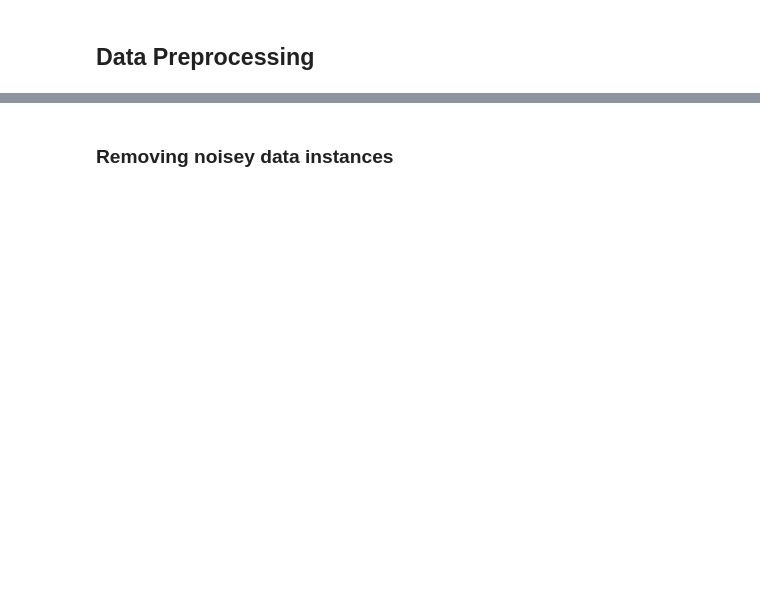
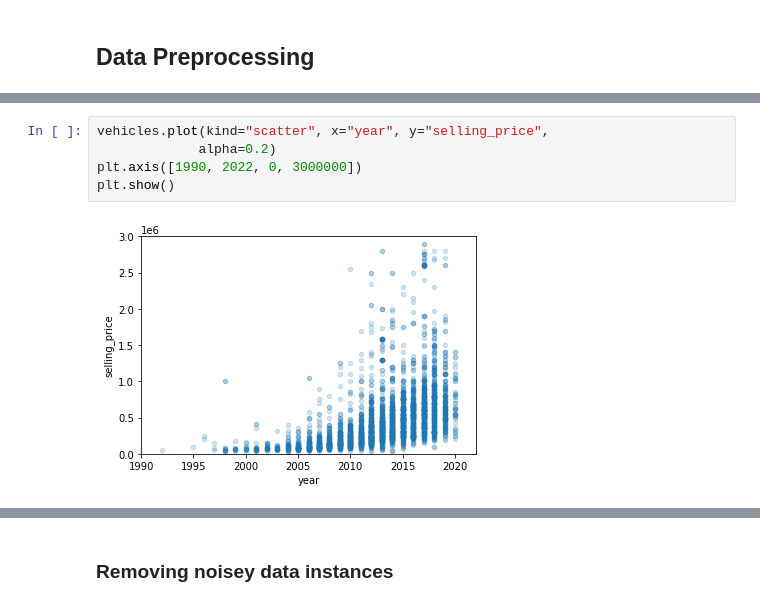
Before and after one commit to davidjperez00/NumericalAnalysis, a Jupyter notebook: second_architect.ipynb, the cells around one changed output, grey strips where cells are left out. Drawn from its saved outputs; the diff is of its cells as text; blank space fills up the shorter version.

```diff
--- a/second_architect.ipynb
+++ b/second_architect.ipynb
@@ -27,0 +48,7 @@ vehicles.head()
+# %%
+vehicles.plot(kind="scatter", x="year", y="selling_price",
+             alpha=0.2)
+plt.axis([1990, 2022, 0, 3000000])
+plt.show()
+# %% [output]
+[figure, added]
```
Also changed, not shown: parts of 21 cells of this notebook, 13 other files.
